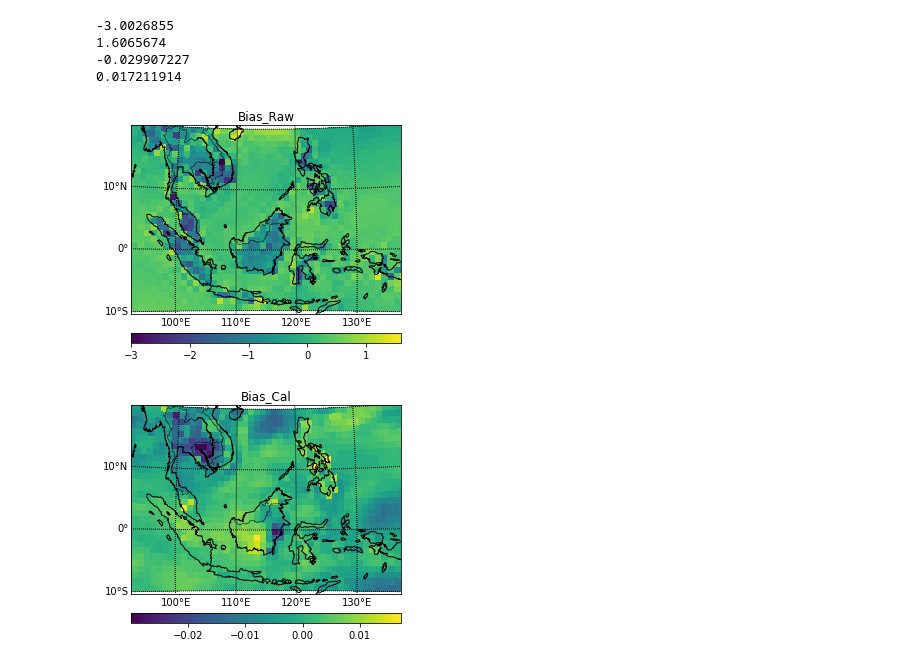
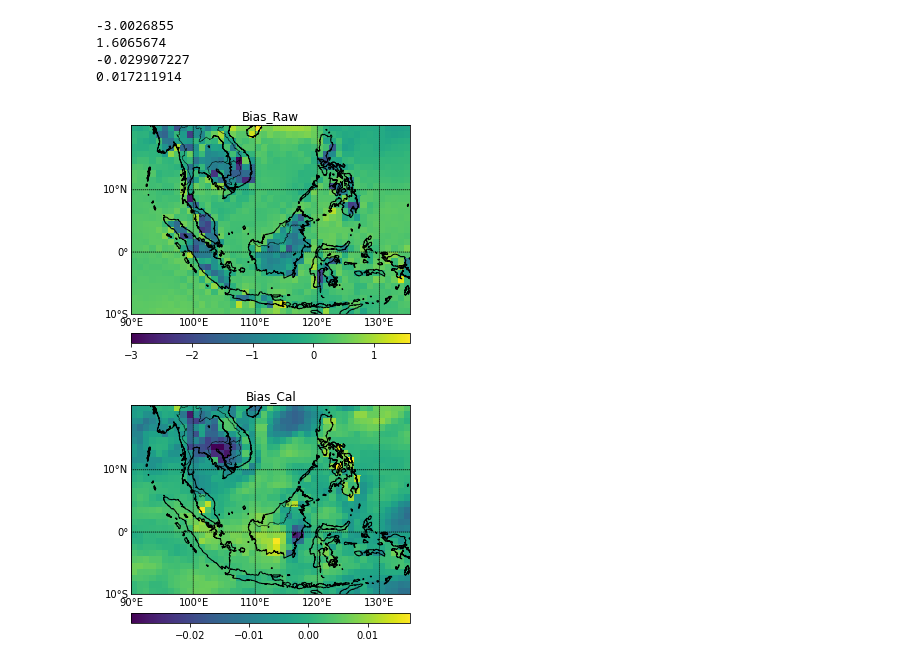
Before and after one commit to regi0008/S2Scalibrationextremeheat, a Jupyter notebook: notebooks/plot_bias.ipynb, the cells around one changed output. Saved outputs shown, nothing was run; the diff lists cells and outputs as text; code cells hidden in the pictures.

Commit message:
Update plot_bias.ipynb
Resolved projection issue

```diff
--- a/notebooks/plot_bias.ipynb
+++ b/notebooks/plot_bias.ipynb
@@ -6,11 +6,11 @@ import numpy as np
 import matplotlib.pyplot as plt
 from mpl_toolkits.basemap import Basemap
 # %%
-my_nc_file = '/Users/Work/Desktop/Regine_project/data/2t_201902_Mar_format.nc'
+my_nc_file = '/Users/regin/Desktop/R/S2Scalibrationextremeheat/loadeR/2t_201902_Mar_format.nc'
 data = Dataset(my_nc_file, mode='r')
-my_cal_file = '/Users/Work/Documents/fcst_cal.nc'
+my_cal_file = '/Users/regin/Desktop/R/S2Scalibrationextremeheat/fcst_cal_CCR.nc'
 fcst_data = Dataset(my_cal_file, mode='r')
-obs_file = '/Users/Work/Desktop/Regine_project/data/2t_era5_Mar_1993_2016_format.nc'
+obs_file = '/Users/regin/Desktop/R/S2Scalibrationextremeheat/loadeR/2t_era5_Mar_1993_2016_format.nc'
 obs_data = Dataset(obs_file, mode='r')
 # %%
 lons = data.variables['lon'][:]
@@ -40,45 +40,55 @@ print(np.max(bias_cal))
 lon_0 = lons.mean()
 lat_0 = lats.mean()
 
-m = Basemap(width=5000000,height=3500000,
-            resolution='l',projection='stere',\
-            lat_ts=40,lat_0=lat_0,lon_0=lon_0)
+#m = Basemap(width=5000000,height=3500000,
+#            resolution='l',projection='gnom',\
+#            lat_ts=40,lat_0=lat_0,lon_0=lon_0)
+
+m = Basemap(llcrnrlon=90, llcrnrlat=-10,
+            urcrnrlon=135,urcrnrlat=20,
+            projection='merc', resolution = 'i',
+            lon_0=lon_0, lat_0=lat_0)
 
 # Because our lon and lat variables are 1D,
 # use meshgrid to create 2D arrays
 # Not necessary if coordinates are already in 2D arrays.
 lon, lat = np.meshgrid(lons, lats)
 xi, yi = m(lon, lat)
 
 # Plot Data
 cs = m.pcolor(xi,yi,np.squeeze(bias_raw))
 
 # Add Grid Lines
 m.drawparallels(np.arange(-10., 30., 10.), labels=[1,0,0,0], fontsize=10)
 m.drawmeridians(np.arange(90., 150., 10.), labels=[0,0,0,1], fontsize=10)
 
 # Add Coastlines, States, and Country Boundaries
 m.drawcoastlines()
 m.drawstates()
 m.drawcountries()
 
 # Add Colorbar
 cbar = m.colorbar(cs, location='bottom', pad="10%")
 
 # Add Title
 plt.title('Bias_Raw')
 
 plt.show()
 # %% [output]
-[figure, old version]
+[figure, new version]
 # %%
 # Get some parameters for the Stereographic Projection
 lon_0 = lons.mean()
 lat_0 = lats.mean()
 
-m = Basemap(width=5000000,height=3500000,
-            resolution='l',projection='stere',\
-            lat_ts=40,lat_0=lat_0,lon_0=lon_0)
+#m = Basemap(width=5000000,height=3500000,
+#            resolution='l',projection='stere',\
+#            lat_ts=40,lat_0=lat_0,lon_0=lon_0)
+
+m = Basemap(llcrnrlon=90, llcrnrlat=-10,
+            urcrnrlon=135,urcrnrlat=20,
+            projection='merc', resolution = 'i',
+            lon_0=lon_0, lat_0=lat_0)
 
 # Because our lon and lat variables are 1D,
 # use meshgrid to create 2D arrays
@@ -106,4 +116,4 @@ plt.title('Bias_Cal')
 
 plt.show()
 # %% [output]
-[figure, old version]
+[figure, new version]
```
Also changed, not shown: parts of 1 cell of this notebook.
